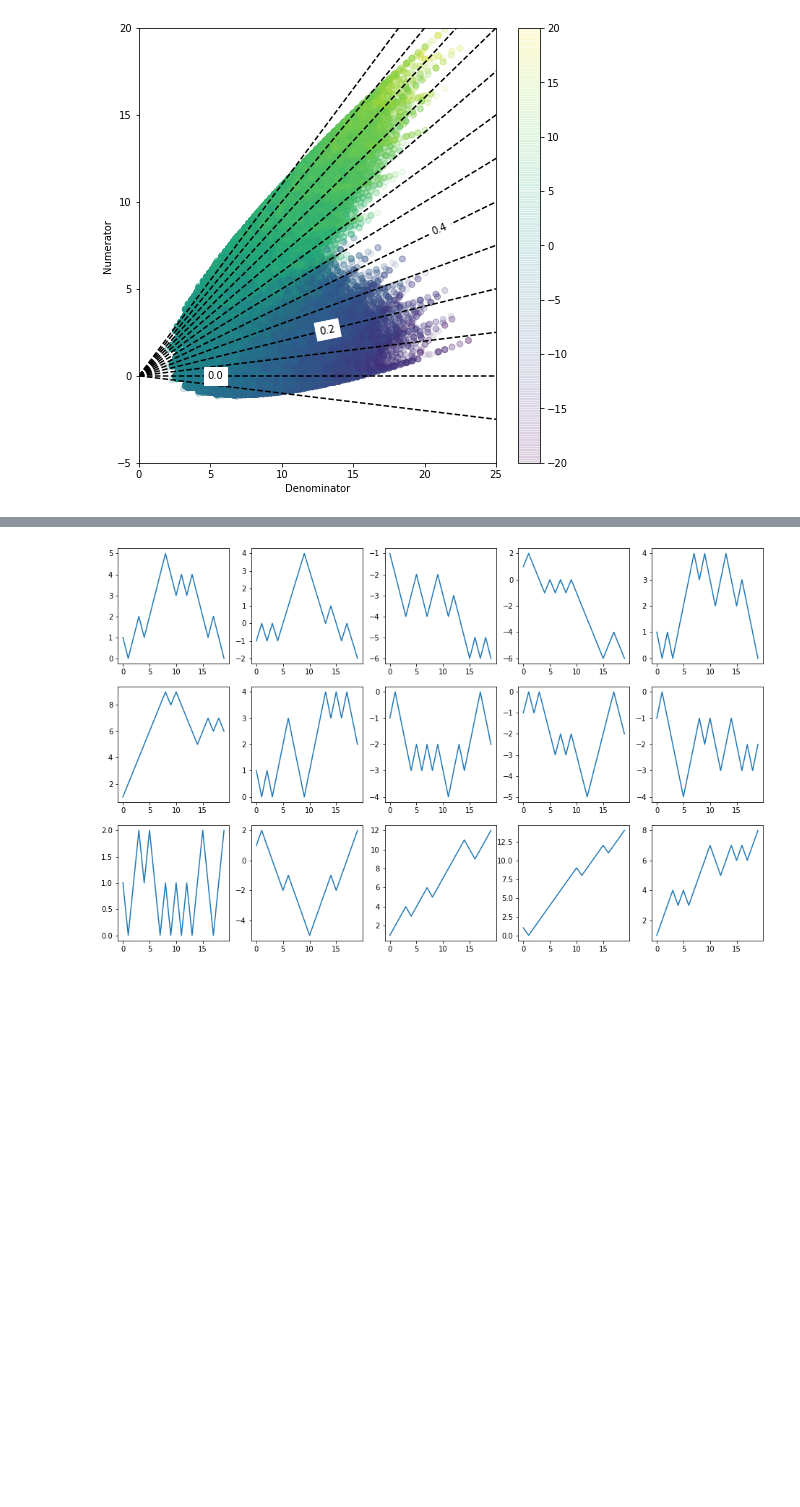
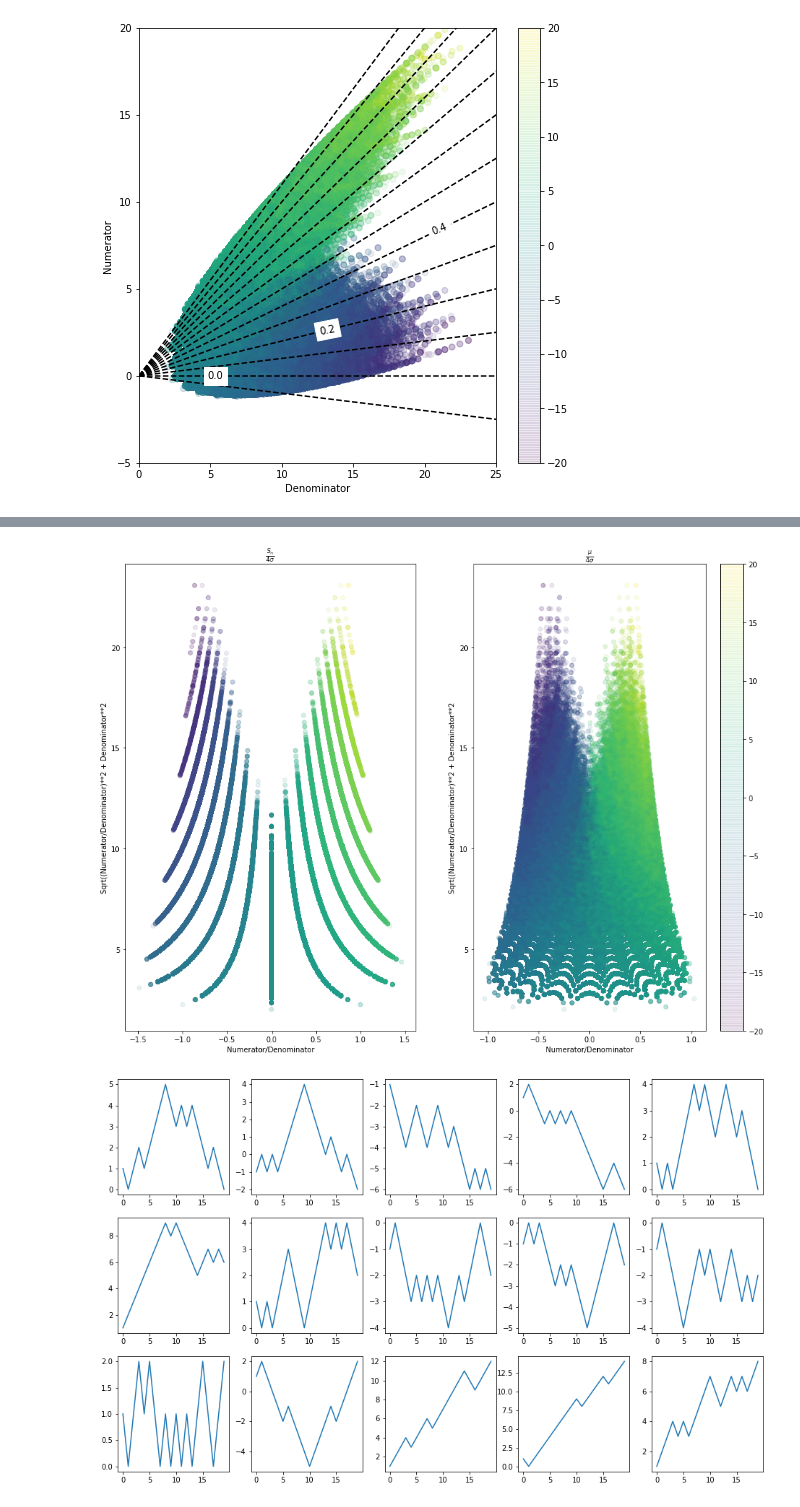
Before and after one commit to madrury/bimodal-random-walks, a Jupyter notebook: bimodal-random-walks.ipynb, the cells around one changed output, grey strips where cells are left out. Saved outputs shown, nothing was run; the diff lists cells and outputs as text; code cells hidden in the pictures; blank space fills up the shorter version.

```diff
--- a/bimodal-random-walks.ipynb
+++ b/bimodal-random-walks.ipynb
@@ -104,3 +165,28 @@ fig.show()
+# %%
+fig, axs = plt.subplots(1, 2, figsize=(8*2, 12))
+
+# First Term
+
+sc = axs[0].scatter(
+    walk2d[:, -1]/denominator,
+    np.sqrt((walk2d[:, -1]/denominator)**2 + denominator**2),
+    alpha=0.1, c=walk2d[:, -1])
+axs[0].set_title(r"$\frac{S_n}{4 \sigma}$")
+
+sc = axs[1].scatter(
+    means/denominator,
+    np.sqrt((means/denominator)**2 + denominator**2), alpha=0.1, c=walk2d[:, -1])
+axs[1].set_title(r"$\frac{\mu}{4 \sigma}$")
+
+fig.colorbar(sc)
+
+for ax in axs:
+    ax.set_xlabel("Numerator/Denominator")
+    ax.set_ylabel("Sqrt((Numerator/Denominator)**2 + Denominator**2")
+
+fig.show()
+# %% [output]
+[figure, added]
 # %%
 bbseries = pd.Series(bb)
 # %%
```
Also changed, not shown: parts of 7 cells of this notebook.
